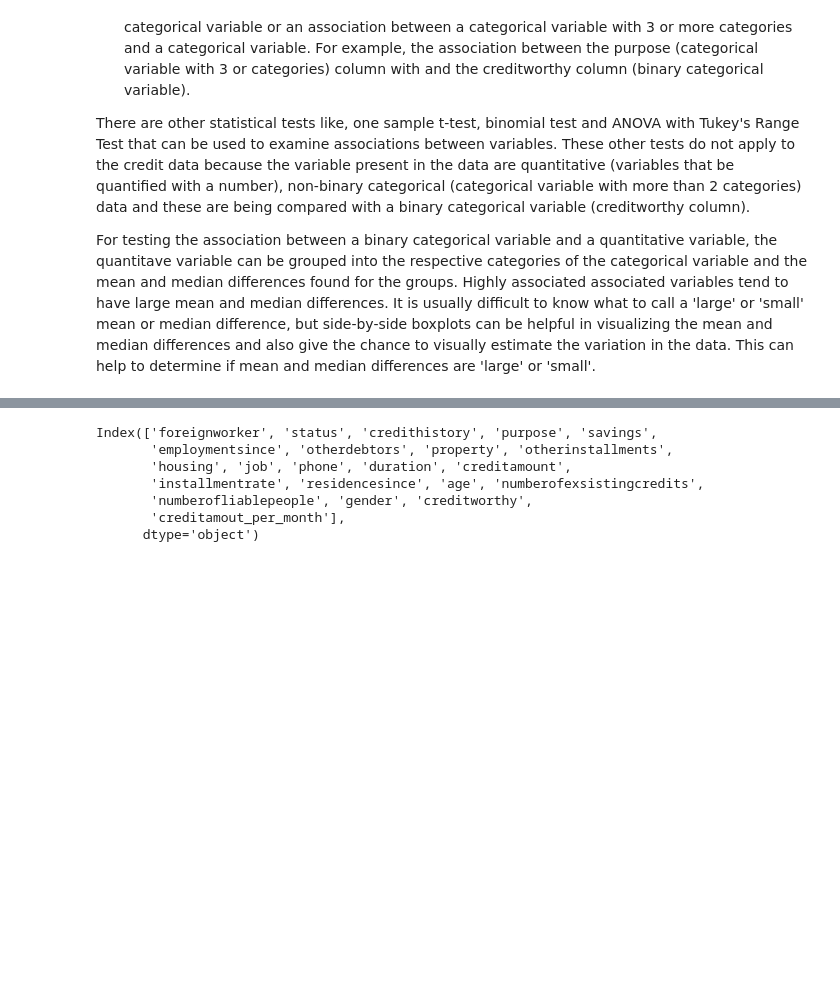
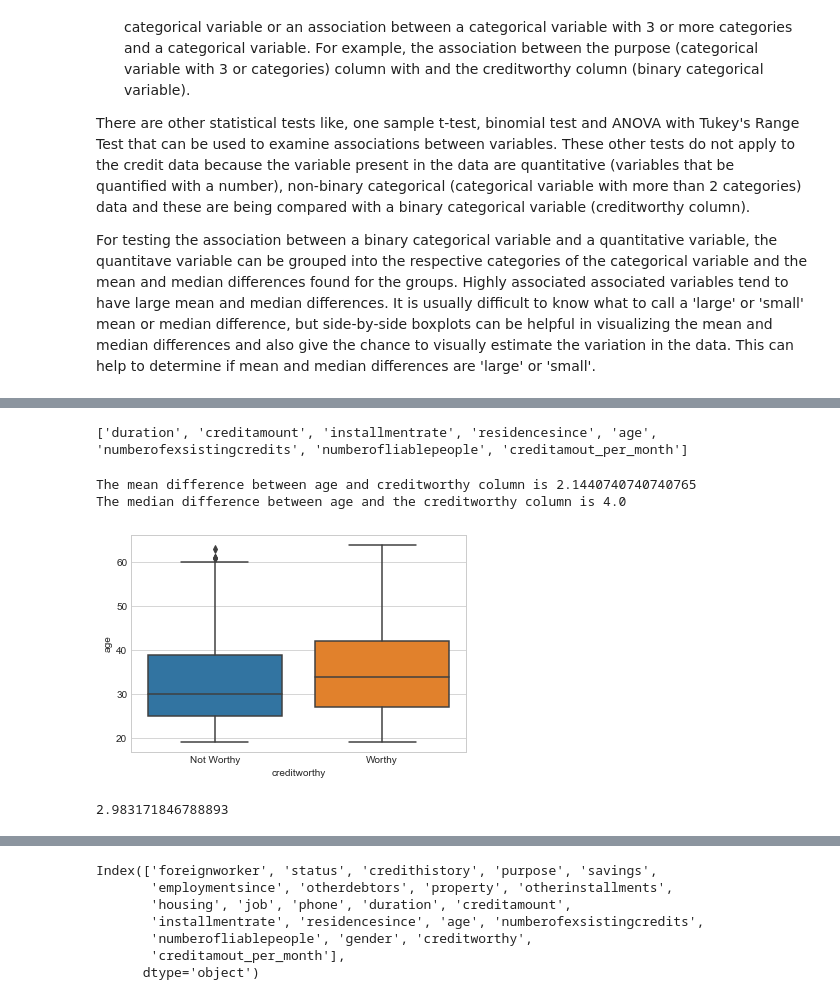
Before and after one commit to joeelorm/Projects, a Jupyter notebook: Predictive_analytics.ipynb, the cells around one changed output, grey strips where cells are left out. Drawn from its saved outputs; the diff is of its cells as text; code cells hidden in the pictures; blank space fills up the shorter version.

```diff
--- a/Predictive_analytics.ipynb
+++ b/Predictive_analytics.ipynb
@@ -307,3 +331,48 @@ Name: purpose, dtype: int64
+# %%
+quantitative_var = []
+for i in data.columns:
+    if data[i].dtype == 'int' or data[i].dtype == 'float':
+        quantitative_var.append(i)
+print(quantitative_var)
+
+
+
+def association_finder(var, data):
+    """A function to determine the associations between the quantitative variables
+        and the binary categorical variable 'creditworthy'"""
+
+    #Creating groups of worthy and unworthy applicants based on a particular feature
+    worthy = data[data['creditworthy'] == 'Worthy'][var]
+    unworthy = data[data['creditworthy'] == 'Not Worthy'][var]
+
+    #Finding the means and medians of the groups
+    mean_worthy = np.mean(worthy)
+    median_worthy = np.median(worthy)
+    mean_unworthy = np.mean(unworthy)
+    median_unworthy = np.median(unworthy)
+
+    #Calculating the mean and median differences
+    mean_diff = abs(mean_worthy - mean_unworthy)
+    median_diff = abs(median_worthy - median_unworthy)
+    print('The mean difference between {} and creditworthy column is {}'.format(var, mean_diff))
+    print('The median difference between {} and the creditworthy column is {}'.format(var, median_diff))
+
+    #Plotting the boxplots to visualize the difference
+    sns.boxplot(data = data, x = 'creditworthy', y = var)
+    plt.show()
+
+    #Using the two-sample t-test to prove an association
+    tstat, pval = ttest_ind(worthy, unworthy)
+    return tstat
+# %% [output]
+['duration', 'creditamount', 'installmentrate', 'residencesince', 'age', 'numberofexsistingcredits', 'numberofliablepeople', 'creditamout_per_month']
+# %%
+association_finder('age', data)
+# %% [output]
+The mean difference between age and creditworthy column is 2.1440740740740765
+The median difference between age and the creditworthy column is 4.0
+[figure, added]
+2.983171846788893
 # %%
 data.info()
 # %% [output]
```
Also changed, not shown: parts of 27 cells of this notebook.
